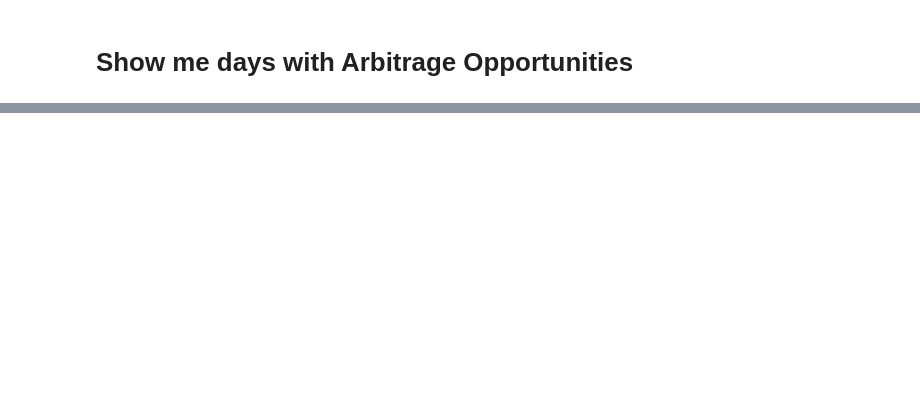
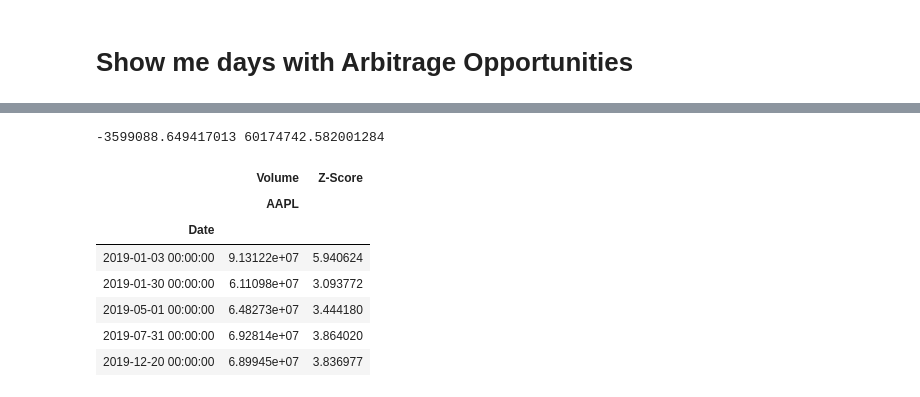
Before and after one commit to sarthak0906/ETF, a Jupyter notebook: Outliers & Standard Deviation Calculations.ipynb, the cells around one changed output, grey strips where cells are left out. Saved outputs shown, nothing was run; the diff lists cells and outputs as text; code cells hidden in the pictures; blank space fills up the shorter version.

```diff
--- a/Outliers & Standard Deviation Calculations.ipynb
+++ b/Outliers & Standard Deviation Calculations.ipynb
@@ -267,0 +294,23 @@ daysofarbitrage
+# %%
+max=newDF.describe()[1]+(3*newDF.describe()[2])
+min=newDF.describe()[1]-(3*newDF.describe()[2])
+print(min, max)
+# %% [output]
+-3599088.649417013 60174742.582001284
+# %%
+# By Volume
+ob.constituentdata['Volume','AAPL'].loc['Z-Score']
+newDF=ob.constituentdata['Volume','AAPL'].to_frame().drop('Z-Score')
+newDF['Z-Score'] = np.abs(stats.zscore(newDF.values.tolist()))
+#temp[temp['Z-Score']>thresoldStandrdDeviation]
+requiredDF=newDF[newDF['Z-Score']>3]
+requiredDF.head()
+# %% [output]
+|  | Volume | Z-Score |
+|  | AAPL |  |
+| Date |  |  |
+| 2019-01-03 00:00:00 | 9.13122e+07 | 5.940624 |
+| 2019-01-30 00:00:00 | 6.11098e+07 | 3.093772 |
+| 2019-05-01 00:00:00 | 6.48273e+07 | 3.444180 |
+| 2019-07-31 00:00:00 | 6.92814e+07 | 3.864020 |
+| 2019-12-20 00:00:00 | 6.89945e+07 | 3.836977 |
```
Also changed, not shown: parts of 10 cells of this notebook, 23 other files.
